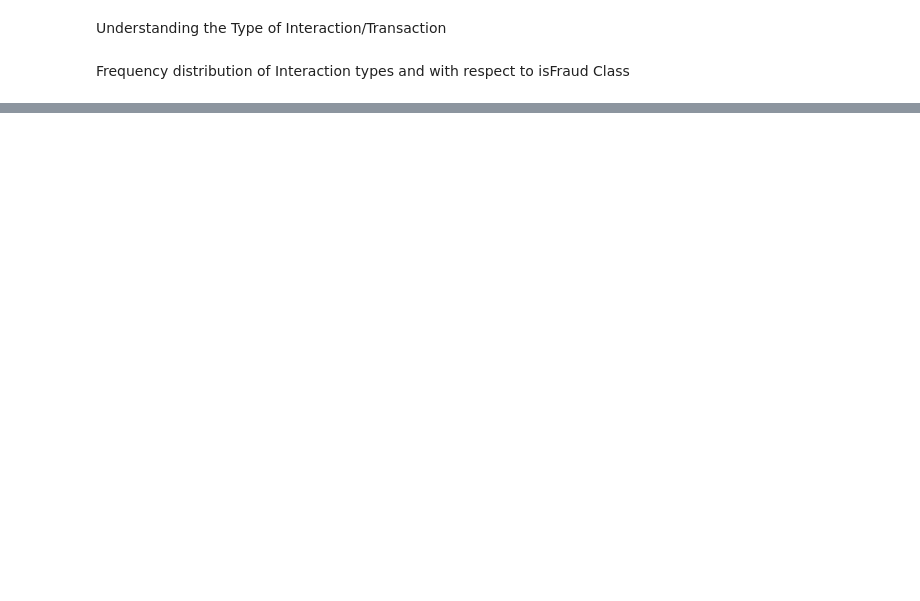
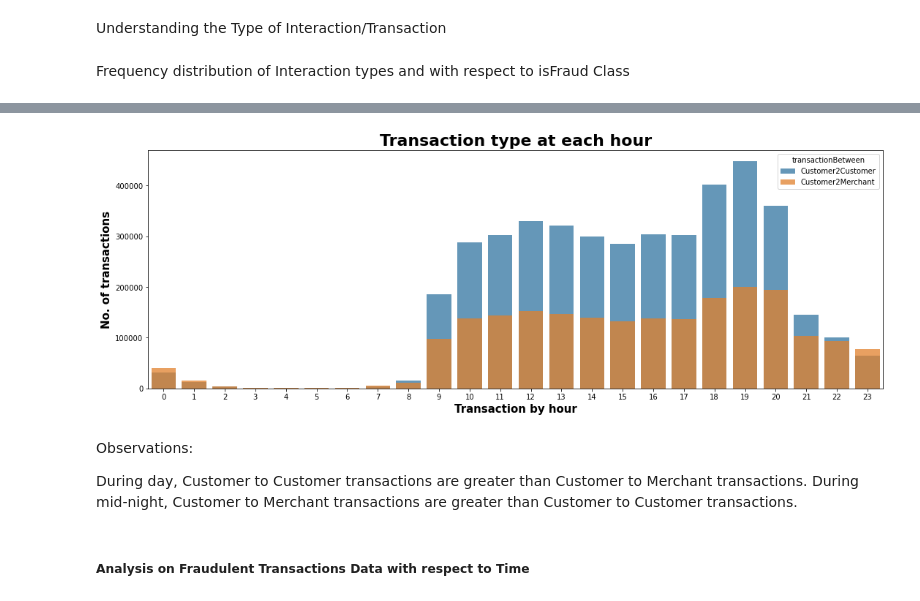
Before and after one commit to hxp89/CIND_820_Project, a Jupyter notebook: SRC/Project_820_HARIPRIYA.ipynb, the cells around one changed output, grey strips where cells are left out. Saved outputs shown, nothing was run; the diff lists cells and outputs as text; code cells hidden in the pictures; blank space fills up the shorter version.

```diff
--- a/SRC/Project_820_HARIPRIYA.ipynb
+++ b/SRC/Project_820_HARIPRIYA.ipynb
@@ -178,0 +349,23 @@ pd.crosstab(payments.transactionBetween, payments.isFraud)
+# %%
+# no. of. transaction amount at each hour for each transaction type
+plt.figure(figsize=(18,6))
+sns.barplot(data=payments.groupby(['transactionHour','transactionBetween']).size().reset_index(),
+            x='transactionHour',
+            y=0,
+            hue='transactionBetween',
+            dodge=False,
+            alpha=0.75)
+plt.xlabel('Transaction by hour', fontsize=15, fontweight='bold')
+plt.xticks(range(24), range(24))
+plt.ylabel('No. of transactions', fontsize=15, fontweight='bold')
+plt.title('Transaction type at each hour', fontsize=22, fontweight='bold')
+plt.show()
+# %% [output]
+[figure, added]
+# %% [markdown]
+Observations:
+
+During day, Customer to Customer transactions are greater than Customer to Merchant transactions.
+During mid-night, Customer to Merchant transactions are greater than Customer to Customer transactions.
+# %% [markdown]
+##### Analysis on Fraudulent Transactions Data with respect to Time
```
Also changed, not shown: parts of 127 cells of this notebook.
